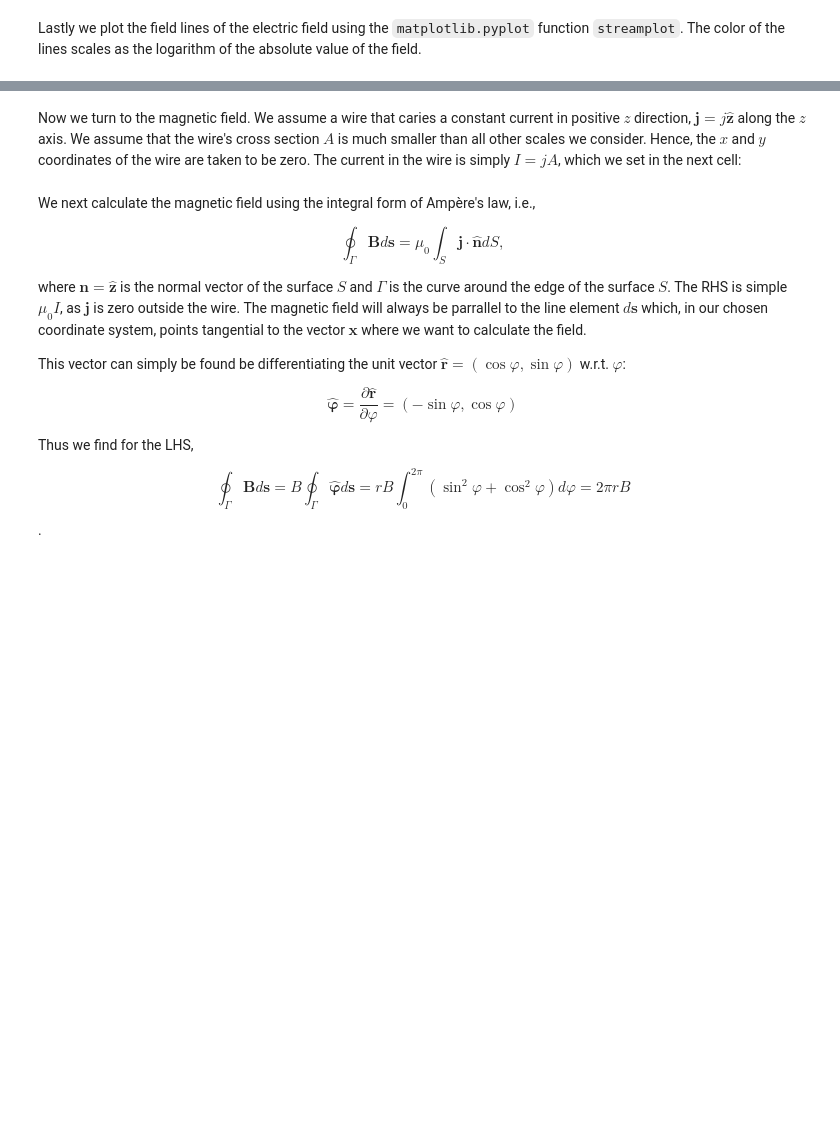
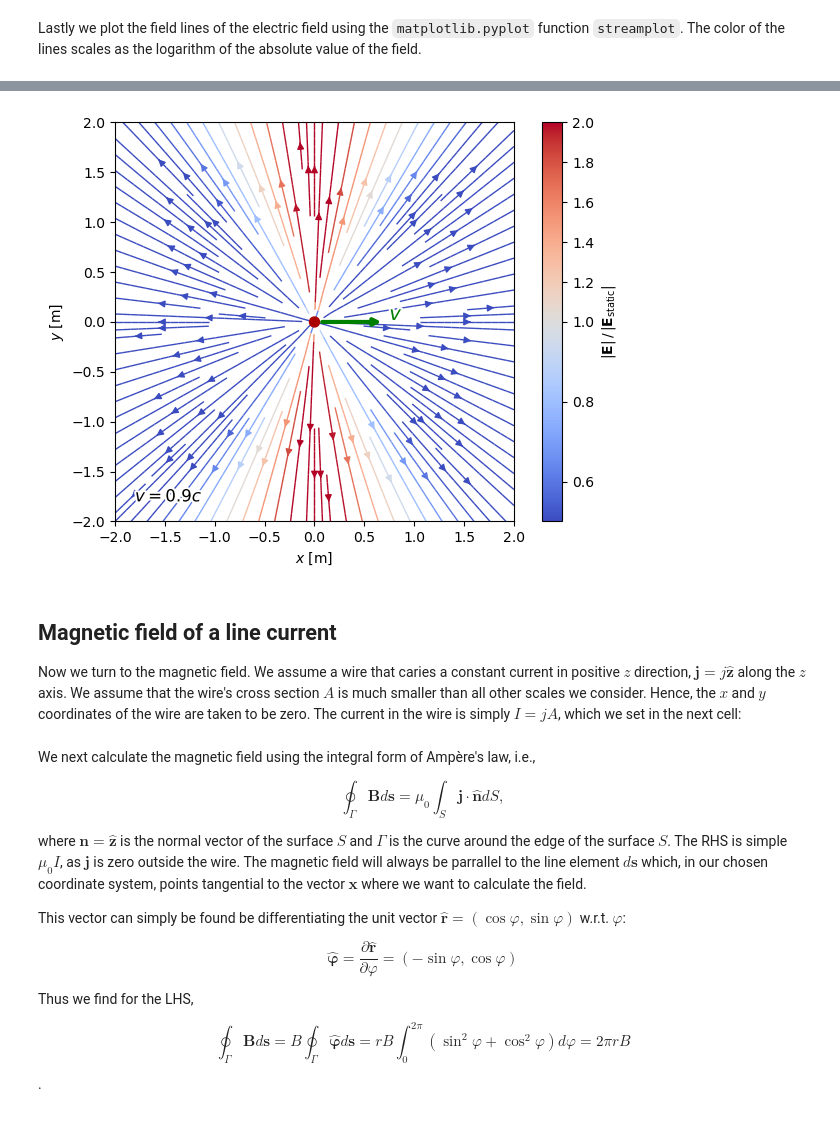
Before and after one commit to me-manu/me-manu.github.io, a Jupyter notebook: Teaching/notebooks/EM_vector_fields.ipynb, the cells around one changed output, grey strips where cells are left out. Drawn from its saved outputs; the diff is of its cells as text; code cells hidden in the pictures; blank space fills up the shorter version.

Commit message:
added moving charge to notebook

```diff
--- a/Teaching/notebooks/EM_vector_fields.ipynb
+++ b/Teaching/notebooks/EM_vector_fields.ipynb
@@ -159,4 +192,68 @@ plt.savefig("Efield.pdf")
+# %%
+v_vx = 0.99 * c.c
+Evx = Efield_vx(xx, yy, q, v=v_vx)
+Evx = Evx.to("V / m")
+
+ax = plt.gca()
+
+# Color by the ratio of the moving-charge field strength to the field
+# strength a *static* charge would produce at the same distance r. This
+# isolates the (1 - beta^2) / (1 - beta^2 sin^2(theta))^1.5 anisotropy (the
+# "pancake" compression) from the overall 1/r^2 falloff, which otherwise
+# dominates the color scale and hides the effect. A ratio of 1 means "same
+# as the static charge"; the diverging colormap is centered there.
+beta = (v_vx / c.c).decompose().value
+sin2_theta = (yy / np.hypot(xx, yy)) ** 2.
+ratio = ((1. - beta ** 2.) / (1. - beta ** 2. * sin2_theta.value) ** 1.5)
+
+strm = ax.streamplot(x.value, y.value, Evx[...,0].value, Evx[...,1].value,
+               color=ratio,
+               linewidth=1,
+               cmap=plt.cm.coolwarm,
+               norm=TwoSlopeNorm(
+                   #vmin=ratio.min(), vcenter=1., vmax=ratio.max()
+                   vmin=0.5, vcenter=1., vmax=2.
+                   ),
+               density=1.7,
+               arrowstyle='-|>',
+               arrowsize=1.)
+
+plt.colorbar(strm.lines,
+             ax=ax,
+             label=r'$|\mathbf{E}| \, / \, |\mathbf{E}_\mathrm{static}|$'
+)
+
+
+charge_colors = {True: '#aa0000', False: '#0000aa'}
+
+ax.add_artist(Circle((x0.value, y0.value), 0.05, color=charge_colors[q.value > 0], zorder=10))
+
+# velocity arrow, starting just outside the charge marker
+ax.annotate('', xy=(0.7, 0), xytext=(0.05, 0),
+            arrowprops=dict(arrowstyle='-|>', color='green', lw=3),
+            zorder=11)
+ax.text(0.75, 0.02, '$v$', color='green', fontsize=14,
+        path_effects=[withStroke(linewidth=3, foreground='w')]
+        )
+
+ax.annotate(f'$v = {v_vx/c.c:.1f} c$', xy=(0.05, 0.05),
+            xycoords='axes fraction', fontsize=12,
+            path_effects=[withStroke(linewidth=3, foreground='w')]
+            )
+
+ax.set_xlabel('$x$ [m]')
+ax.set_ylabel('$y$ [m]')
+ax.set_xlim(-2,2)
+ax.set_ylim(-2,2)
+ax.set_aspect('equal')
+
+plt.tight_layout()
+plt.savefig(f"Efield_vx_{v_vx/c.c:.1f}c.pdf")
+# %% [output]
+[figure, added]
 # %% [markdown]
+## Magnetic field of a line current
+
 Now we turn to the magnetic field. We assume a wire that caries a constant current in positive $z$ direction, $\mathbf{j} = j\hat{\mathbf{z}}$ along the $z$ axis. We assume that the wire's cross section $A$ is much smaller than all other scales we consider. Hence, the $x$ and $y$ coordinates of the wire are taken to be zero.
 The current in the wire is simply $I = jA$, which we set in the next cell:
 # %%
```
Also changed, not shown: parts of 8 cells of this notebook, 1 other file.
